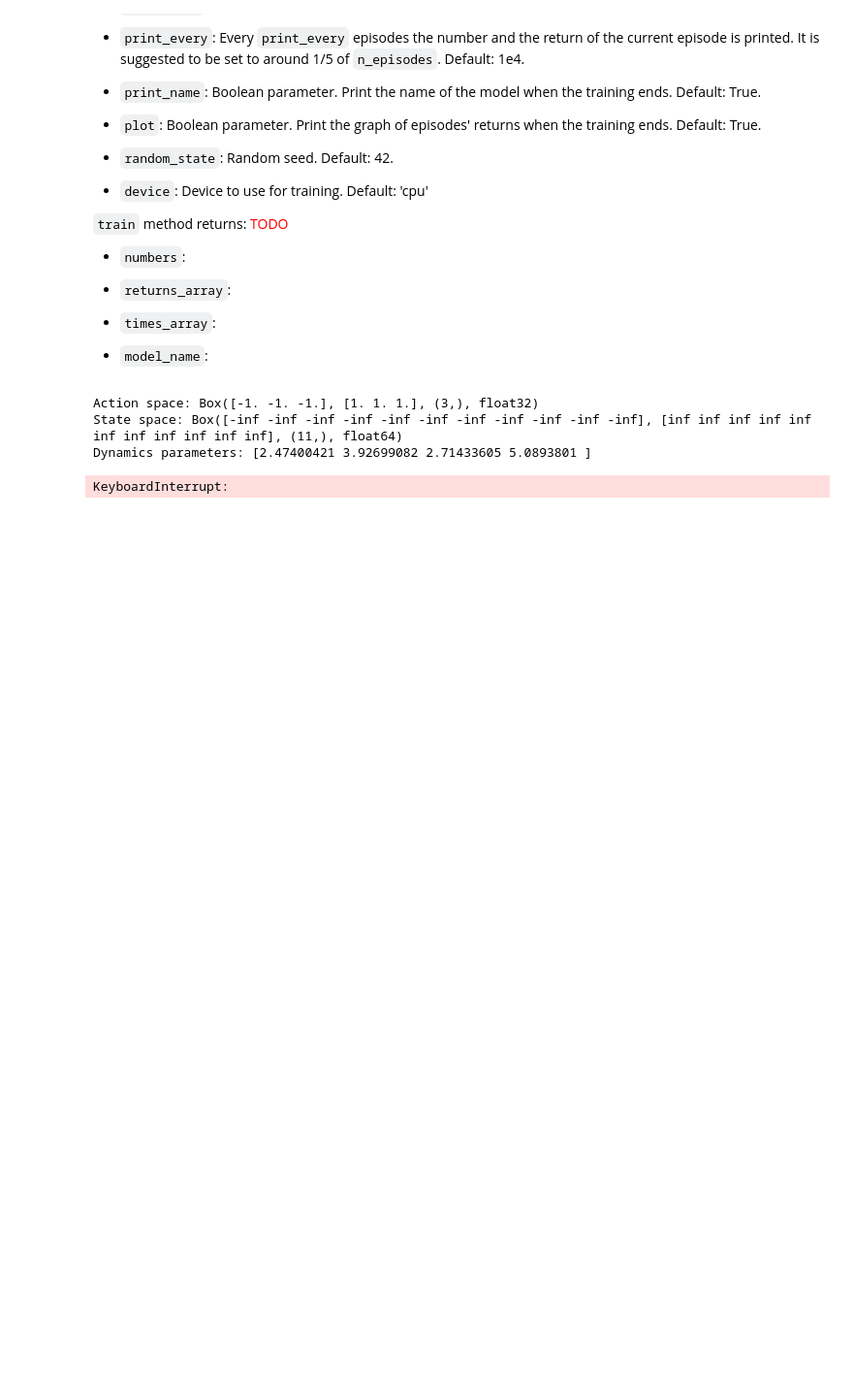
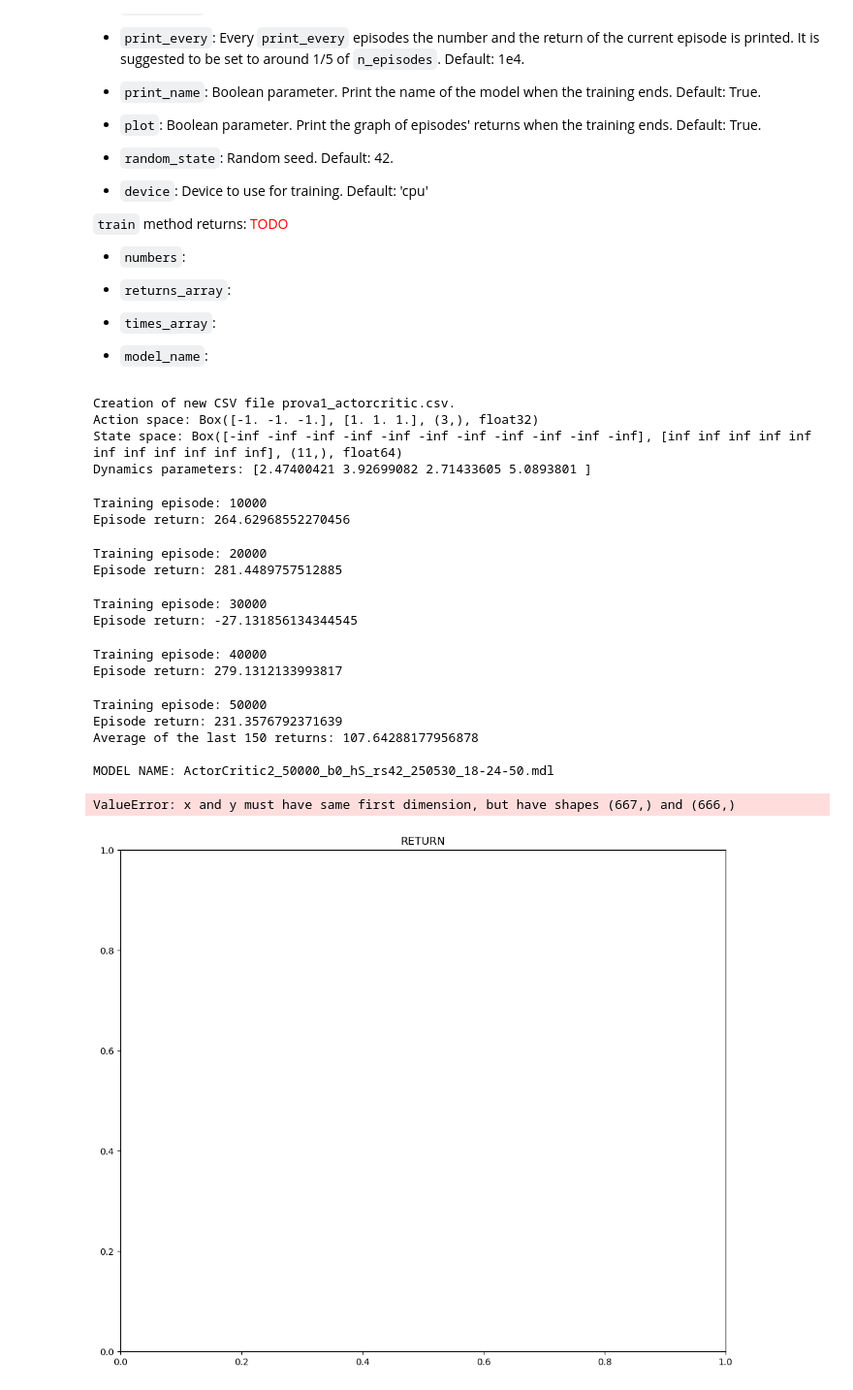
Before and after one commit to MaddalenaGhiotti/ReinforcementLearningProject, a Jupyter notebook: main_Letizia.ipynb, the cells around one changed output. Shown: that part at 97% size. Drawn from its saved outputs; the diff is of its cells as text; code cells hidden in the pictures; blank space fills up the shorter version.

```diff
--- a/main_Letizia.ipynb
+++ b/main_Letizia.ipynb
@@ -57,9 +36,24 @@ Requirement already satisfied: wcwidth in /home/letig/miniconda3/envs/mldl/lib/p
 - `times_array`:
 - `model_name`:
 # %%
-rac.train(0,hopper='S', n_episodes=50000, trained_model=None, baseline=0, starting_threshold=700, save_every=75, print_every=10000, print_name=True, plot=True, random_state=42, device='cpu')
+rac.train(2,hopper='S', n_episodes=50000, trained_model=None, csv_name='prova1_actorcritic.csv', print_every=10000, print_name=True, plot=True, random_state=42, device='cpu')
 # %% [output]
+Creation of new CSV file prova1_actorcritic.csv.
 Action space: Box([-1. -1. -1.], [1. 1. 1.], (3,), float32)
 State space: Box([-inf -inf -inf -inf -inf -inf -inf -inf -inf -inf -inf], [inf inf inf inf inf inf inf inf inf inf inf], (11,), float64)
 Dynamics parameters: [2.47400421 3.92699082 2.71433605 5.0893801 ]
-KeyboardInterrupt:
+Training episode: 10000
+Episode return: 264.62968552270456
+Training episode: 20000
+Episode return: 281.4489757512885
+Training episode: 30000
+Episode return: -27.131856134344545
+Training episode: 40000
+Episode return: 279.1312133993817
+Training episode: 50000
+Episode return: 231.3576792371639
+Average of the last 150 returns: 107.64288177956878
+
+MODEL NAME: ActorCritic2_50000_b0_hS_rs42_250530_18-24-50.mdl
+ValueError: x and y must have same first dimension, but have shapes (667,) and (666,)
+[figure, added]
```
Also changed, not shown: parts of 3 cells of this notebook, 4 other files.
